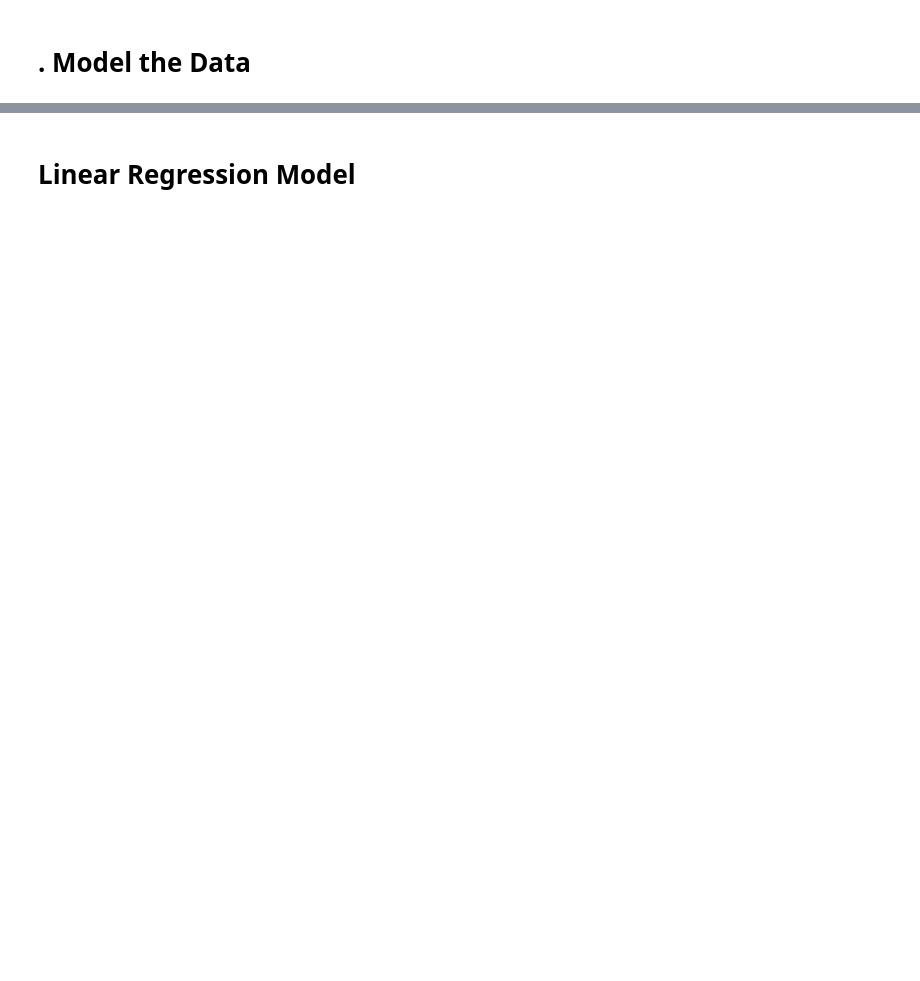
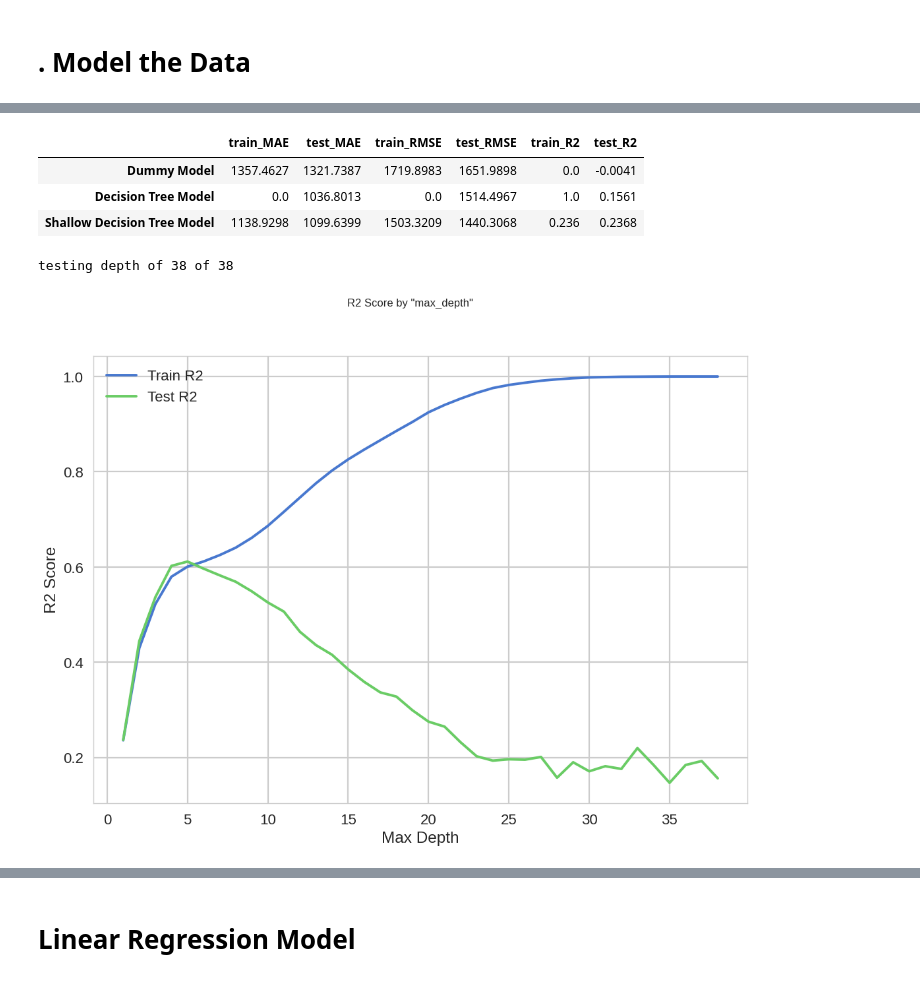
Before and after one commit to davegbade/Prediction-of-Product-Sales, a Jupyter notebook: Project_1_Part_5_(Core).ipynb, the cells around one changed output, grey strips where cells are left out. Cells and saved outputs as stored; diff of their text form; code cells hidden in the pictures; blank space fills up the shorter version.

```diff
--- a/Project_1_Part_5_(Core).ipynb
+++ b/Project_1_Part_5_(Core).ipynb
@@ -1083,0 +1194,64 @@ print(test_preds)
+# %%
+## Display Shallow Decision tree Regressor Model's metrics
+shallow = model_metrics(dec_tree_pipe, X_train=X_train, y_train=y_train,
+                          X_test=X_test, y_test=y_test,
+                          model_name='Shallow Decision Tree Model')
+
+# Concat this new model metrics with scores_df
+
+scores_df = pd.concat([scores_df, shallow])
+display(scores_df)
+# %% [output]
+|  | train_MAE | test_MAE | train_RMSE | test_RMSE | train_R2 | test_R2 |
+| Dummy Model | 1357.4627 | 1321.7387 | 1719.8983 | 1651.9898 | 0.0 | -0.0041 |
+| Decision Tree Model | 0.0 | 1036.8013 | 0.0 | 1514.4967 | 1.0 | 0.1561 |
+| Shallow Decision Tree Model | 1138.9298 | 1099.6399 | 1503.3209 | 1440.3068 | 0.236 | 0.2368 |
+# %%
+## Create a range of values from 1 to max_depth to evaluate
+from IPython.display import clear_output
+
+depths = range(1, max_depth+1)
+
+## Create a dataframe to store Train and Test  R2 scores
+scores = pd.DataFrame(columns=['Train R2', 'Test R2'], index=depths)
+
+
+## Loop through the max_depth values
+for depth in depths:
+  # progress checker
+  clear_output(wait=True) # clearout will give us the progress
+  print(f'testing depth of {depth} of {max_depth}')
+
+  ## Create an instance of the model
+  dec_tree = DecisionTreeRegressor(max_depth=depth, random_state = 42)
+  ## Create a model pipeline
+  dec_tree_pipe = make_pipeline(preprocessor, dec_tree)
+  ## Fit the model
+  dec_tree_pipe.fit(X_train, y_train)
+
+  ## Obtain the predictions from the model
+  train_pred = dec_tree_pipe.predict(X_train)
+  test_pred = dec_tree_pipe.predict(X_test)
+
+  ## Obtain the R2 scores for Train and Test
+  train_r2score = r2_score(y_train, train_pred)
+  test_r2score = r2_score(y_test, test_pred)
+
+  ## Save the Train and Test R2 Score for this depth in the scores dataframe
+  scores.loc[depth, 'Train R2'] = train_r2score
+  scores.loc[depth, 'Test R2'] = test_r2score
+# %% [output]
+testing depth of 38 of 38
+# %%
+##Visualize the max_depths to display which achieves the highest R2 score
+import matplotlib.pyplot as plt
+
+plt.plot(depths, scores['Train R2'], label='Train R2')
+plt.plot(depths, scores['Test R2'], label='Test R2')
+plt.ylabel('R2 Score')
+plt.xlabel('Max Depth')
+plt.suptitle('R2 Score by "max_depth"')
+plt.legend()
+plt.show()
+# %% [output]
+[figure, added]
```
Also changed, not shown: parts of 105 cells of this notebook.
